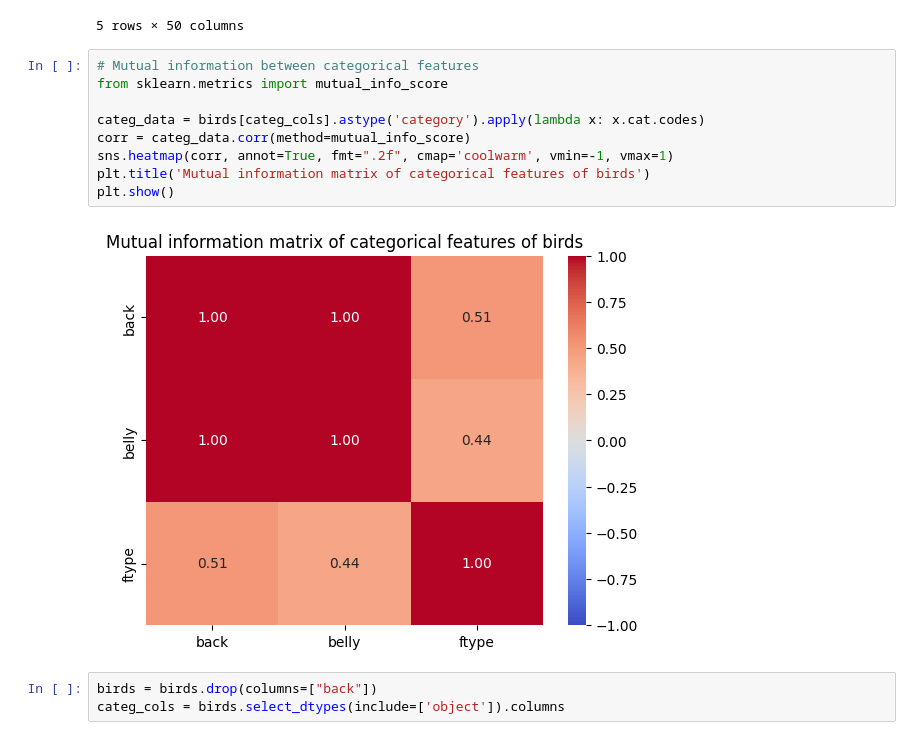
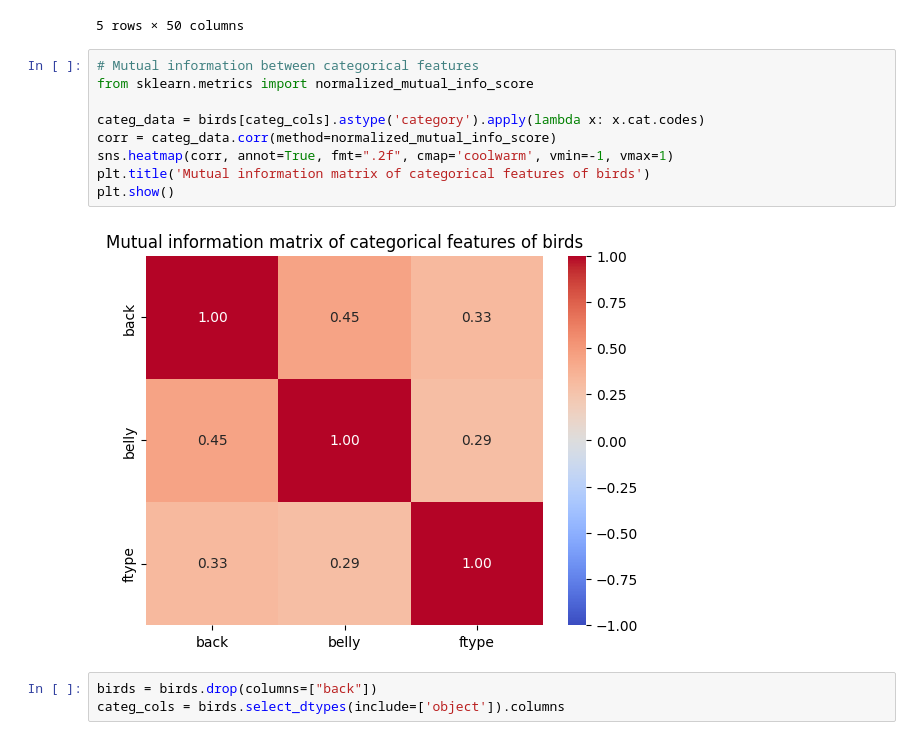
Before and after one commit to kbenedek/DataScience, a Jupyter notebook: HW2/hw_2_1.ipynb, the cells around one changed output. Saved outputs shown, nothing was run; the diff lists cells and outputs as text.

Commit message:
Fix mistake in categorical correlation

```diff
--- a/HW2/hw_2_1.ipynb
+++ b/HW2/hw_2_1.ipynb
@@ -264,15 +264,15 @@ mixed_distances.head()
 5 rows × 50 columns
 # %%
 # Mutual information between categorical features
-from sklearn.metrics import mutual_info_score
+from sklearn.metrics import normalized_mutual_info_score
 
 categ_data = birds[categ_cols].astype('category').apply(lambda x: x.cat.codes)
-corr = categ_data.corr(method=mutual_info_score)
+corr = categ_data.corr(method=normalized_mutual_info_score)
 sns.heatmap(corr, annot=True, fmt=".2f", cmap='coolwarm', vmin=-1, vmax=1)
 plt.title('Mutual information matrix of categorical features of birds')
 plt.show()
 # %% [output]
-[figure, old version]
+[figure, new version]
 # %%
 birds = birds.drop(columns=["back"])
 categ_cols = birds.select_dtypes(include=['object']).columns
```
